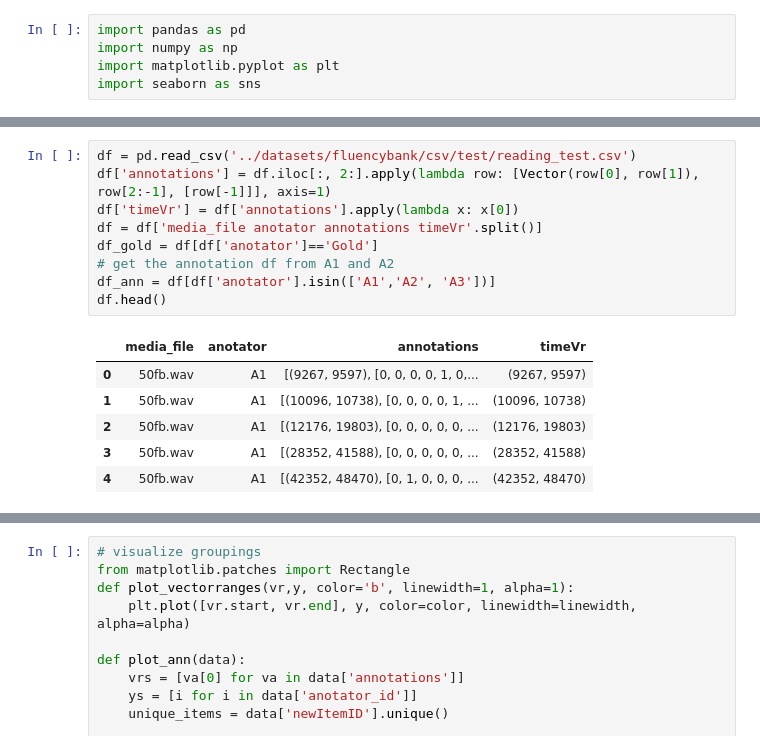
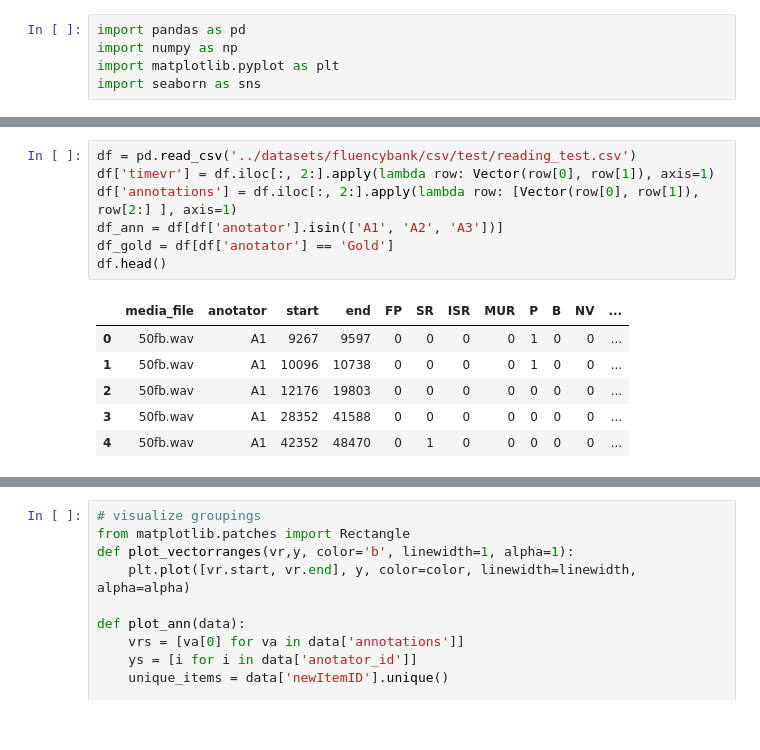
Before and after one commit to rufaelfekadu/Stutter-detection, a Jupyter notebook: notebooks/our_annotations.ipynb, the cells around one changed output, grey strips where cells are left out. Saved outputs shown, nothing was run; the diff lists cells and outputs as text.

```diff
--- a/notebooks/our_annotations.ipynb
+++ b/notebooks/our_annotations.ipynb
@@ -32,19 +30,17 @@ class Vector(object):
 # %%
 df = pd.read_csv('../datasets/fluencybank/csv/test/reading_test.csv')
-df['annotations'] = df.iloc[:, 2:].apply(lambda row: [Vector(row[0], row[1]), row[2:-1], [row[-1]]], axis=1)
-df['timeVr'] = df['annotations'].apply(lambda x: x[0])
-df = df['media_file anotator annotations timeVr'.split()]
-df_gold = df[df['anotator']=='Gold']
-# get the annotation df from A1 and A2
-df_ann = df[df['anotator'].isin(['A1','A2', 'A3'])]
+df['timevr'] = df.iloc[:, 2:].apply(lambda row: Vector(row[0], row[1]), axis=1)
+df['annotations'] = df.iloc[:, 2:].apply(lambda row: [Vector(row[0], row[1]), row[2:] ], axis=1)
+df_ann = df[df['anotator'].isin(['A1', 'A2', 'A3'])]
+df_gold = df[df['anotator'] == 'Gold']
 df.head()
 # %% [output]
-|  | media_file | anotator | annotations | timeVr |
-| 0 | 50fb.wav | A1 | [(9267, 9597), [0, 0, 0, 0, 1, 0,... | (9267, 9597) |
-| 1 | 50fb.wav | A1 | [(10096, 10738), [0, 0, 0, 0, 1, ... | (10096, 10738) |
-| 2 | 50fb.wav | A1 | [(12176, 19803), [0, 0, 0, 0, 0, ... | (12176, 19803) |
-| 3 | 50fb.wav | A1 | [(28352, 41588), [0, 0, 0, 0, 0, ... | (28352, 41588) |
-| 4 | 50fb.wav | A1 | [(42352, 48470), [0, 1, 0, 0, 0, ... | (42352, 48470) |
+|  | media_file | anotator | start | end | FP | SR | ISR | MUR | P | B | NV | ... |
+| 0 | 50fb.wav | A1 | 9267 | 9597 | 0 | 0 | 0 | 0 | 1 | 0 | 0 | ... |
+| 1 | 50fb.wav | A1 | 10096 | 10738 | 0 | 0 | 0 | 0 | 1 | 0 | 0 | ... |
+| 2 | 50fb.wav | A1 | 12176 | 19803 | 0 | 0 | 0 | 0 | 0 | 0 | 0 | ... |
+| 3 | 50fb.wav | A1 | 28352 | 41588 | 0 | 0 | 0 | 0 | 0 | 0 | 0 | ... |
+| 4 | 50fb.wav | A1 | 42352 | 48470 | 0 | 1 | 0 | 0 | 0 | 0 | 0 | ... |
 # %%
 #  define Distance functions
 
```
Also changed, not shown: parts of 23 cells of this notebook, 12 other files.
